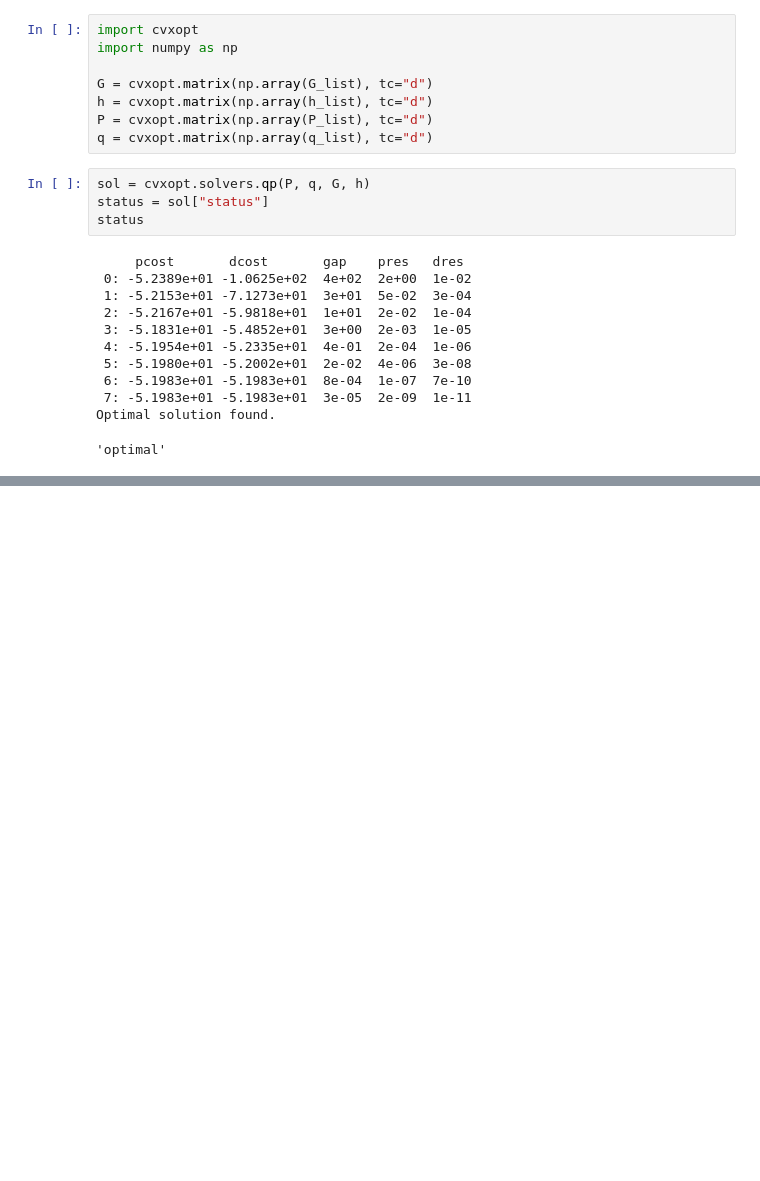
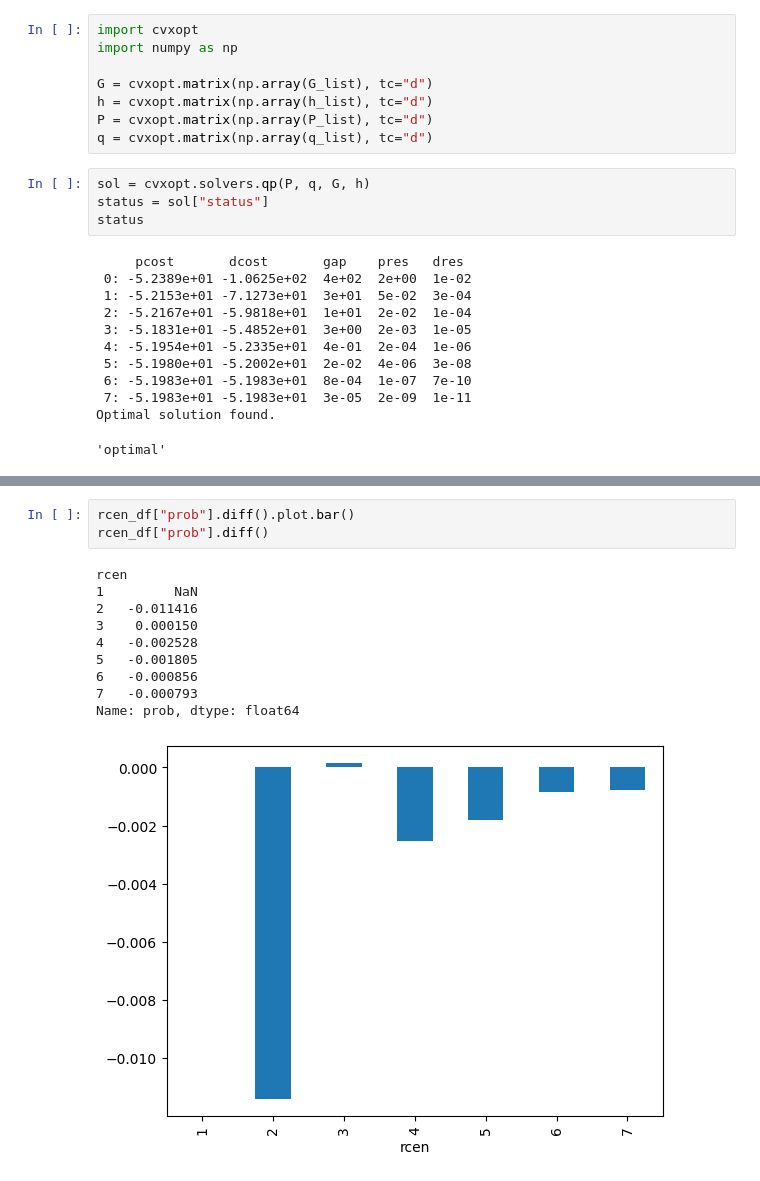
Before and after one commit to maton369/PyOptBook_Practice, a Jupyter notebook: 7_reccommendation/recommendation.ipynb, the cells around one changed output, grey strips where cells are left out. Cells and saved outputs as stored; diff of their text form; blank space fills up the shorter version.

```diff
--- a/7_reccommendation/recommendation.ipynb
+++ b/7_reccommendation/recommendation.ipynb
@@ -472,0 +528,14 @@ rf_df.head()
+# %%
+rcen_df["prob"].diff().plot.bar()
+rcen_df["prob"].diff()
+# %% [output]
+rcen
+1         NaN
+2   -0.011416
+3    0.000150
+4   -0.002528
+5   -0.001805
+6   -0.000856
+7   -0.000793
+Name: prob, dtype: float64
+[figure, added]
```
Also changed, not shown: parts of 9 cells of this notebook.
